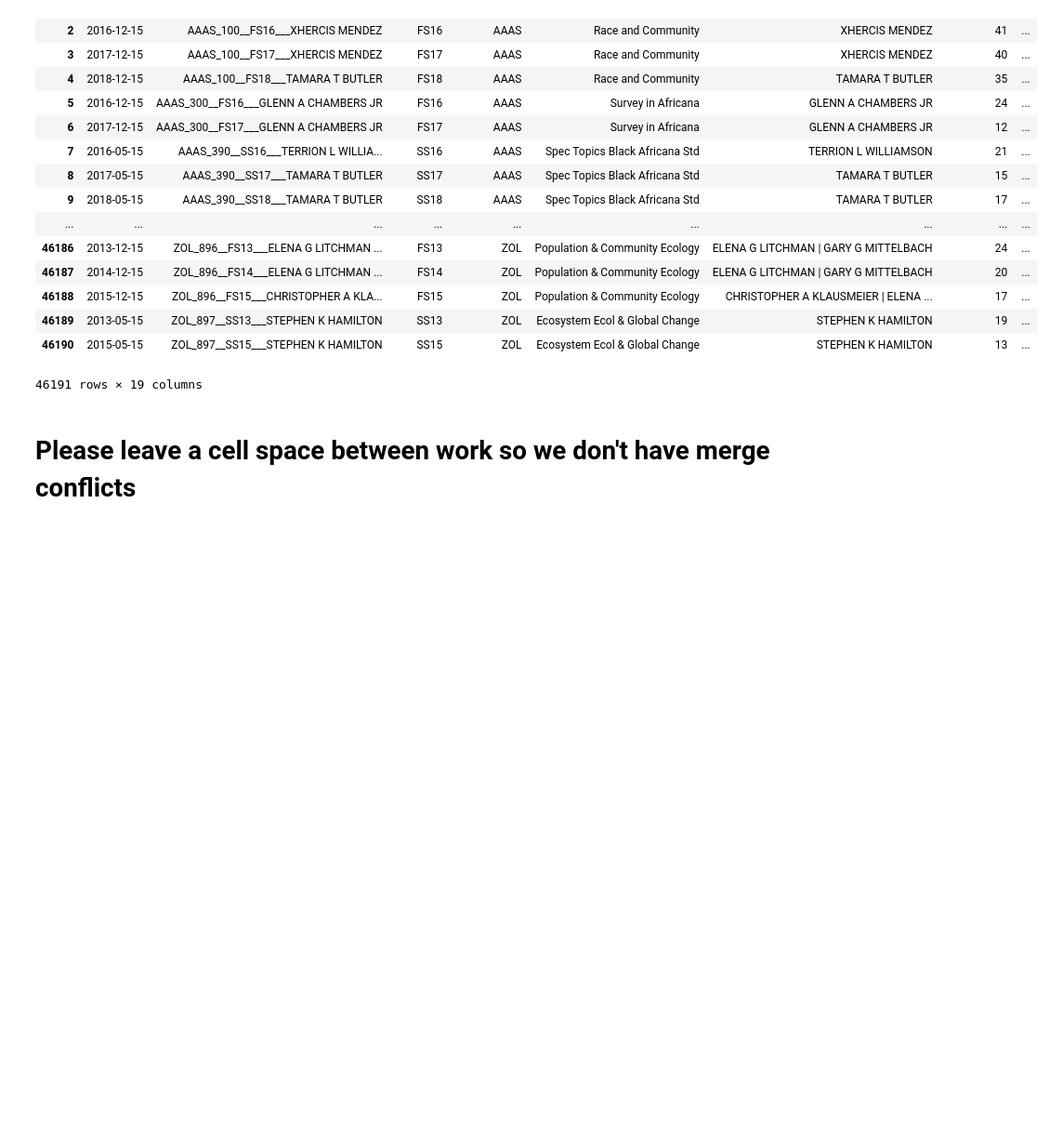
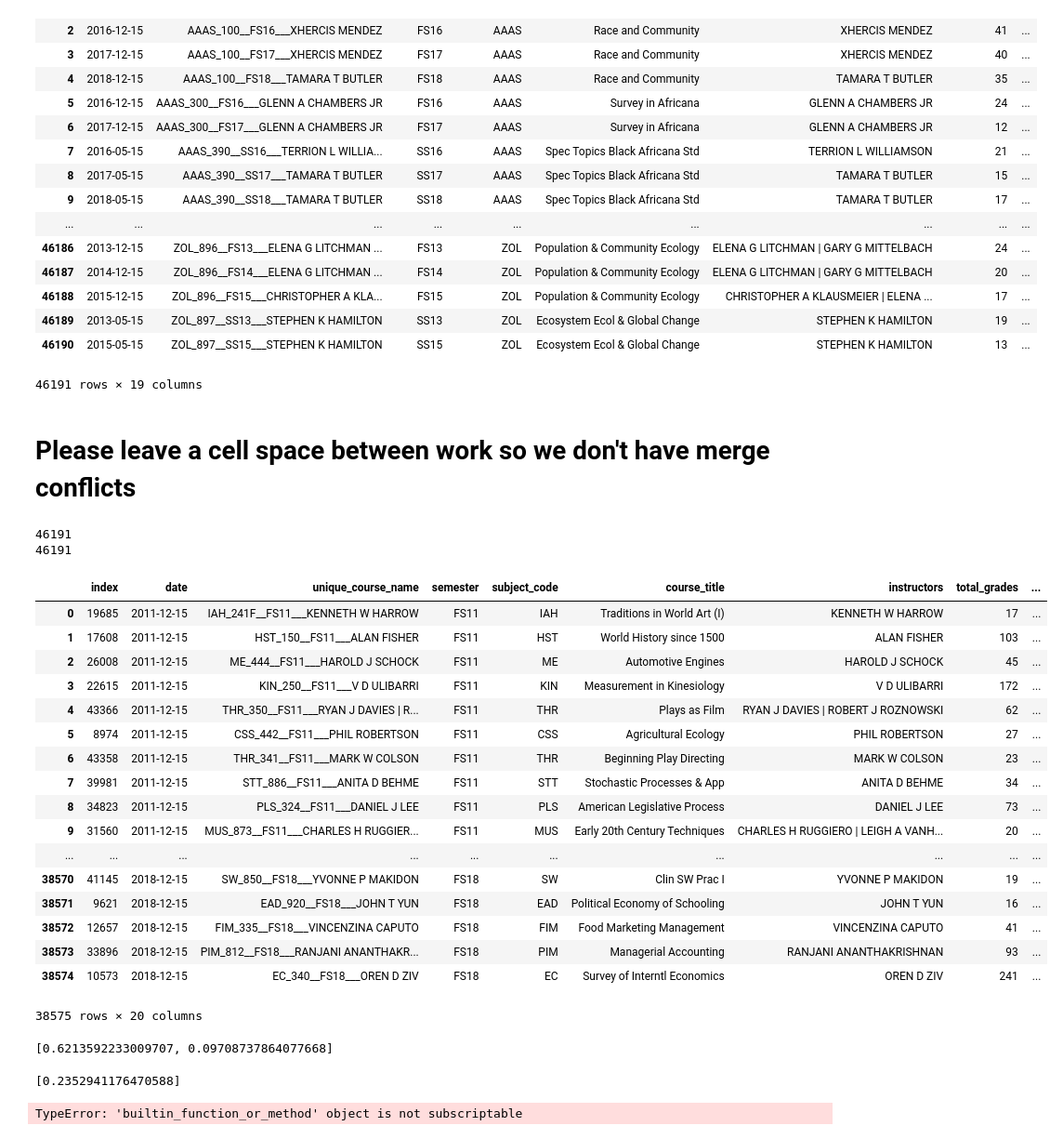
Before and after one commit to cmse-202-group4/MSU-Grades, a Jupyter notebook: Master - Perceptron Risk Score.ipynb, the cells around one changed output. Shown at 93% size. Drawn from its saved outputs; the diff is of its cells as text; code cells hidden in the pictures; blank space fills up the shorter version.

Commit message:
Data format

```diff
--- a/Master - Perceptron Risk Score.ipynb
+++ b/Master - Perceptron Risk Score.ipynb
@@ -102,0 +100,44 @@ grades_final
+# %%
+# J. Sheehan
+import matplotlib.pyplot as plt
+import numpy as np
+%matplotlib inline
+
+mask = grades_final['total_grades'] > 15
+masked = grades_final[mask]
+refined_data = masked.sort_values('date')
+refined_data = refined_data.reset_index()
+probability = refined_data['probability_lists']
+total_grades = refined_data['total_grades']
+fail = []
+perfect = []
+step = 0
+for plist in probability_lists:
+    four = plist[0]
+    fails = plist[-1]+plist[-2]+plist[-3]
+    fail.append(fails)
+    perfect.append(four)
+print(len(fail))
+print(len(perfect))
+refined_data
+# %% [output]
+46191
+46191
+|  | index | date | unique_course_name | semester | subject_code | course_title | instructors | total_grades | ... |
+| 0 | 19685 | 2011-12-15 | IAH_241F__FS11___KENNETH W HARROW | FS11 | IAH | Traditions in World Art (I) | KENNETH W HARROW | 17 | ... |
+| 1 | 17608 | 2011-12-15 | HST_150__FS11___ALAN FISHER | FS11 | HST | World History since 1500 | ALAN FISHER | 103 | ... |
+| 2 | 26008 | 2011-12-15 | ME_444__FS11___HAROLD J SCHOCK | FS11 | ME | Automotive Engines | HAROLD J SCHOCK | 45 | ... |
+| 3 | 22615 | 2011-12-15 | KIN_250__FS11___V D ULIBARRI | FS11 | KIN | Measurement in Kinesiology | V D ULIBARRI | 172 | ... |
+| 4 | 43366 | 2011-12-15 | THR_350__FS11___RYAN J DAVIES | R... | FS11 | THR | Plays as Film | RYAN J DAVIES | ROBERT J ROZNOWSKI | 62 | ... |
+| 5 | 8974 | 2011-12-15 | CSS_442__FS11___PHIL ROBERTSON | FS11 | CSS | Agricultural Ecology | PHIL ROBERTSON | 27 | ... |
+| 6 | 43358 | 2011-12-15 | THR_341__FS11___MARK W COLSON | FS11 | THR | Beginning Play Directing | MARK W COLSON | 23 | ... |
+| 7 | 39981 | 2011-12-15 | STT_886__FS11___ANITA D BEHME | FS11 | STT | Stochastic Processes & App | ANITA D BEHME | 34 | ... |
+| 8 | 34823 | 2011-12-15 | PLS_324__FS11___DANIEL J LEE | FS11 | PLS | American Legislative Process | DANIEL J LEE | 73 | ... |
+| 9 | 31560 | 2011-12-15 | MUS_873__FS11___CHARLES H RUGGIER... | FS11 | MUS | Early 20th Century Techniques | CHARLES H RUGGIERO | LEIGH A VANH... | 20 | ... |
+| ... | ... | ... | ... | ... | ... | ... | ... | ... | ... |
+| 38570 | 41145 | 2018-12-15 | SW_850__FS18___YVONNE P MAKIDON | FS18 | SW | Clin SW Prac I | YVONNE P MAKIDON | 19 | ... |
+| 38571 | 9621 | 2018-12-15 | EAD_920__FS18___JOHN T YUN | FS18 | EAD | Political Economy of Schooling | JOHN T YUN | 16 | ... |
+| 38572 | 12657 | 2018-12-15 | FIM_335__FS18___VINCENZINA CAPUTO | FS18 | FIM | Food Marketing Management | VINCENZINA CAPUTO | 41 | ... |
+| 38573 | 33896 | 2018-12-15 | PIM_812__FS18___RANJANI ANANTHAKR... | FS18 | PIM | Managerial Accounting | RANJANI ANANTHAKRISHNAN | 93 | ... |
+| 38574 | 10573 | 2018-12-15 | EC_340__FS18___OREN D ZIV | FS18 | EC | Survey of Interntl Economics | OREN D ZIV | 241 | ... |
+38575 rows × 20 columns
@@ -103,3 +161,17 @@ grades_final
+# %%
+prof_info["CARL R SCHMIDT"]
+# %% [output]
+[0.6213592233009707, 0.09708737864077668]
+# %%
+perfect = []
+perfect.append(refined_data['probability_lists'][0][0])
+print(perfect)
+# %% [output]
+[0.2352941176470588]
+# %%
+plt.scatter(prof_info.values[0])
+# %% [output]
+TypeError: 'builtin_function_or_method' object is not subscriptable
 # %%
 # Austin Ader
 
```
Also changed, not shown: parts of 3 cells of this notebook.
